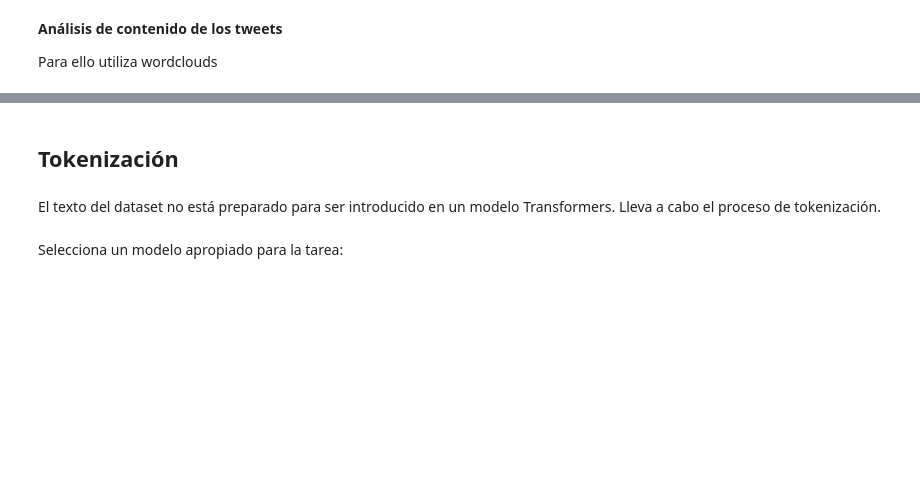
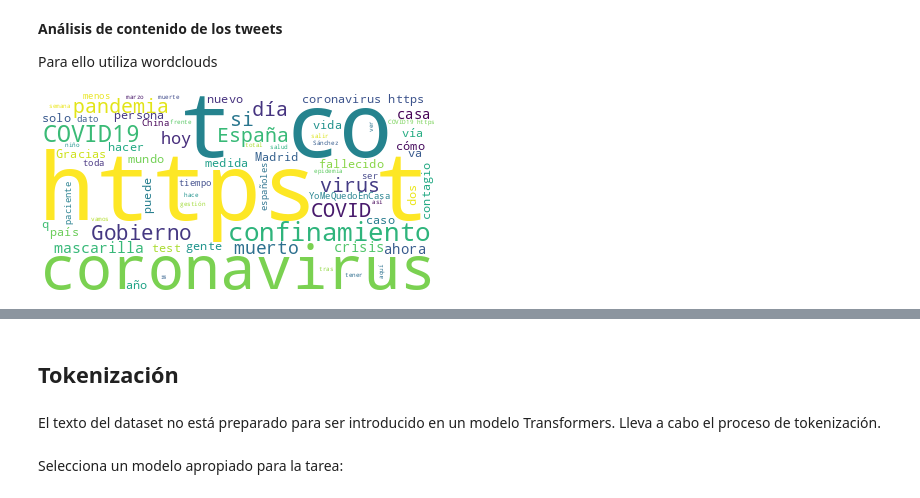
Before and after one commit to Fabio2394/text_mining, a Jupyter notebook: Ejercicio1_clasificacion_alumno.ipynb, the cells around one changed output, grey strips where cells are left out. Cells and saved outputs as stored; diff of their text form; code cells hidden in the pictures; blank space fills up the shorter version.

```diff
--- a/Ejercicio1_clasificacion_alumno.ipynb
+++ b/Ejercicio1_clasificacion_alumno.ipynb
@@ -188,2 +222,4 @@ Una vez generada la función, puedes utilizarla posteriormente para calcular res
 # %% [markdown]
 **Distribución de la longitud de los tweet en caracteres:**
+# %%
+dataset_train_df["char_len"] = dataset_train_df["text"].apply(lambda x: len(x))
@@ -191,3 +236,17 @@ Una vez generada la función, puedes utilizarla posteriormente para calcular res
 **Análisis de contenido de los tweets**
 
 Para ello utiliza wordclouds
+# %%
+txt_cat0 = ",".join(dataset_train_df[dataset_train_df.label==0].text.to_list())
+txt_cat1 = ",".join(dataset_train_df[dataset_train_df.label==1].text.to_list())
+# %%
+es_stopwords = stopwords.words('spanish')
+
+wordcloud = WordCloud(background_color="white", max_words=5000, contour_width=0,
+                      contour_color='steelblue', stopwords=es_stopwords,
+                      normalize_plurals = True)
+# %%
+wordcloud.generate(txt_cat0)
+wordcloud.to_image()
+# %% [output]
+[figure, added]
```
Also changed, not shown: parts of 15 cells of this notebook.
